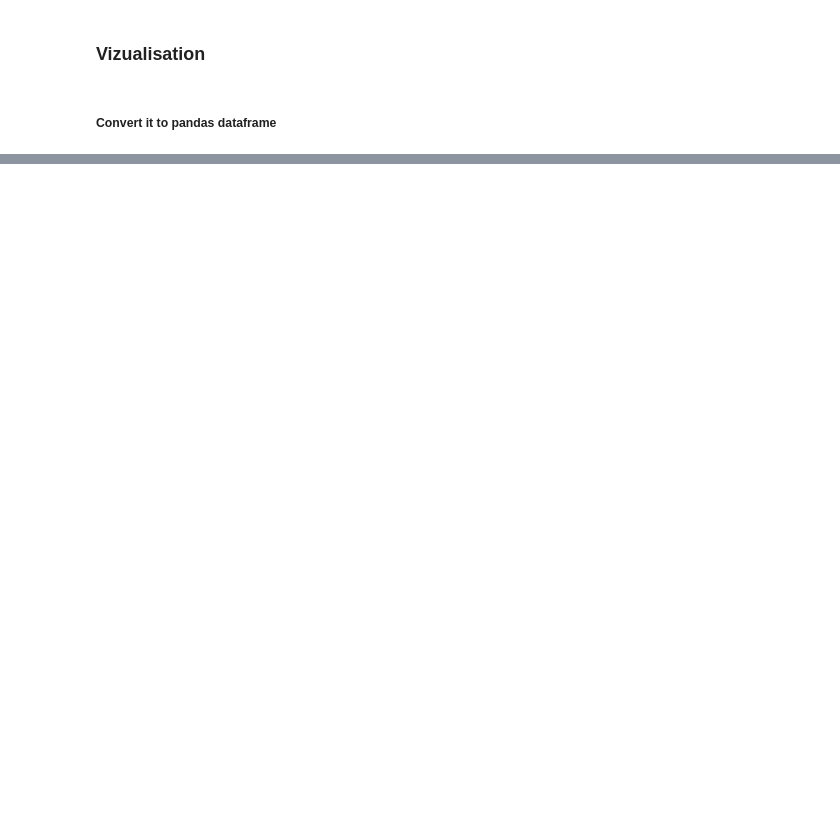
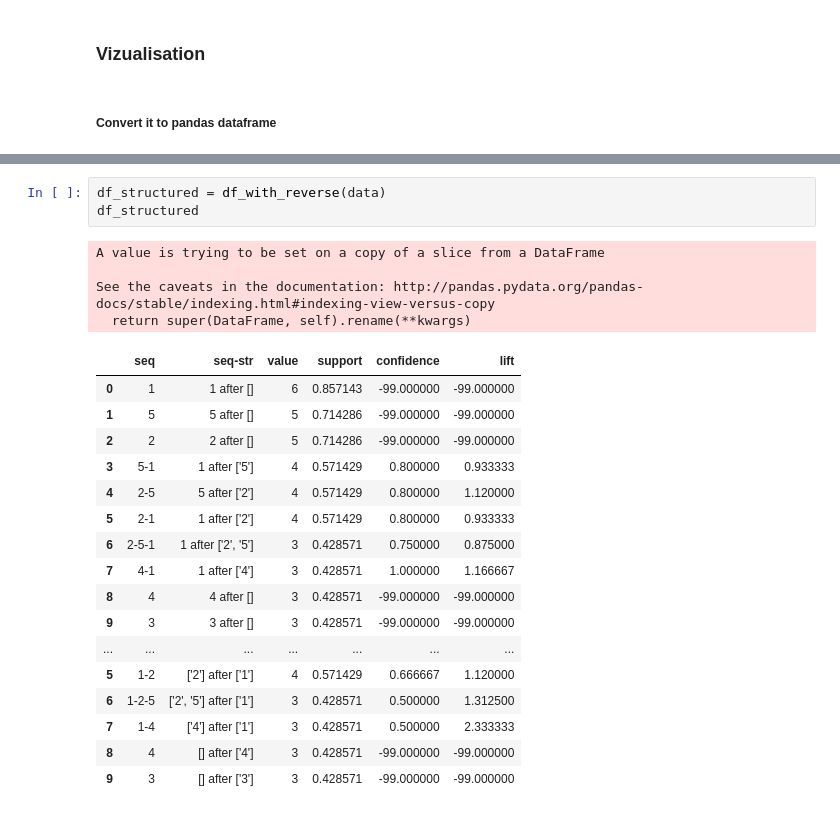
Before and after one commit to absabry/Apriori, a Jupyter notebook: apriori.ipynb, the cells around one changed output, grey strips where cells are left out. Drawn from its saved outputs; the diff is of its cells as text; blank space fills up the shorter version.

```diff
--- a/apriori.ipynb
+++ b/apriori.ipynb
@@ -61 +93,26 @@ ax.set_xlabel('Terms', fontsize=15);
+# %%
+df_structured = df_with_reverse(data)
+df_structured
+# %% [output]
+A value is trying to be set on a copy of a slice from a DataFrame
+
+See the caveats in the documentation: http://pandas.pydata.org/pandas-docs/stable/indexing.html#indexing-view-versus-copy
+  return super(DataFrame, self).rename(**kwargs)
+|  | seq | seq-str | value | support | confidence | lift |
+| 0 | 1 | 1 after [] | 6 | 0.857143 | -99.000000 | -99.000000 |
+| 1 | 5 | 5 after [] | 5 | 0.714286 | -99.000000 | -99.000000 |
+| 2 | 2 | 2 after [] | 5 | 0.714286 | -99.000000 | -99.000000 |
+| 3 | 5-1 | 1 after ['5'] | 4 | 0.571429 | 0.800000 | 0.933333 |
+| 4 | 2-5 | 5 after ['2'] | 4 | 0.571429 | 0.800000 | 1.120000 |
+| 5 | 2-1 | 1 after ['2'] | 4 | 0.571429 | 0.800000 | 0.933333 |
+| 6 | 2-5-1 | 1 after ['2', '5'] | 3 | 0.428571 | 0.750000 | 0.875000 |
+| 7 | 4-1 | 1 after ['4'] | 3 | 0.428571 | 1.000000 | 1.166667 |
+| 8 | 4 | 4 after [] | 3 | 0.428571 | -99.000000 | -99.000000 |
+| 9 | 3 | 3 after [] | 3 | 0.428571 | -99.000000 | -99.000000 |
+| ... | ... | ... | ... | ... | ... | ... |
+| 5 | 1-2 | ['2'] after ['1'] | 4 | 0.571429 | 0.666667 | 1.120000 |
+| 6 | 1-2-5 | ['2', '5'] after ['1'] | 3 | 0.428571 | 0.500000 | 1.312500 |
+| 7 | 1-4 | ['4'] after ['1'] | 3 | 0.428571 | 0.500000 | 2.333333 |
+| 8 | 4 | [] after ['4'] | 3 | 0.428571 | -99.000000 | -99.000000 |
+| 9 | 3 | [] after ['3'] | 3 | 0.428571 | -99.000000 | -99.000000 |
 # %%
```
Also changed, not shown: parts of 6 cells of this notebook, 4 other files.
